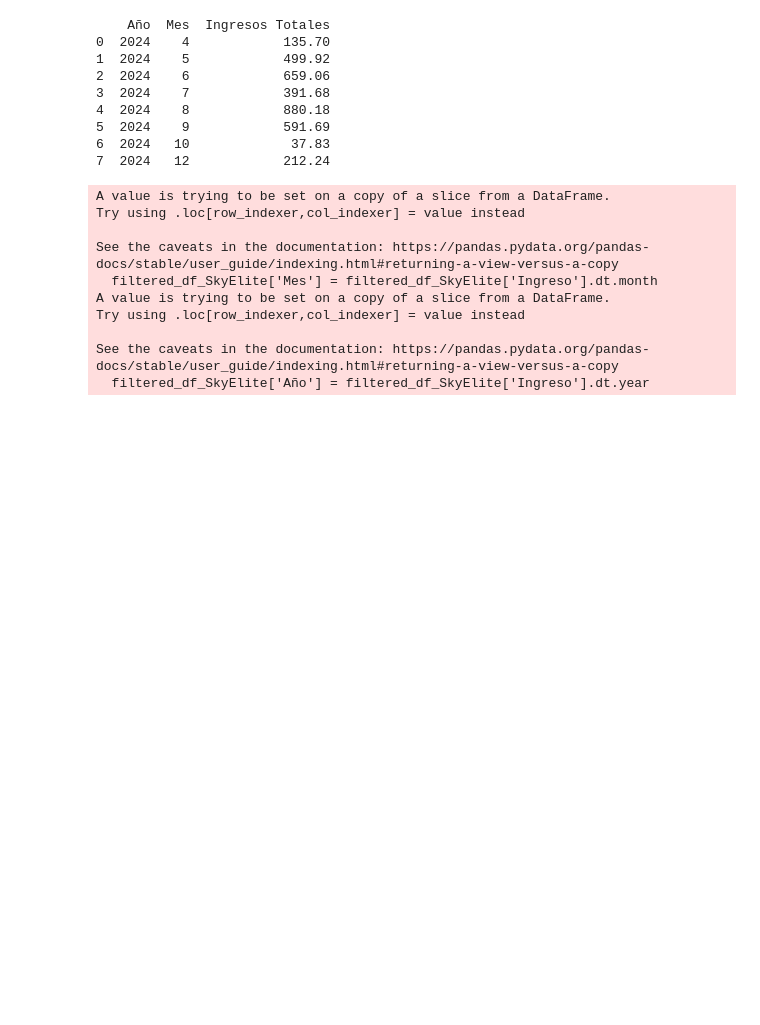
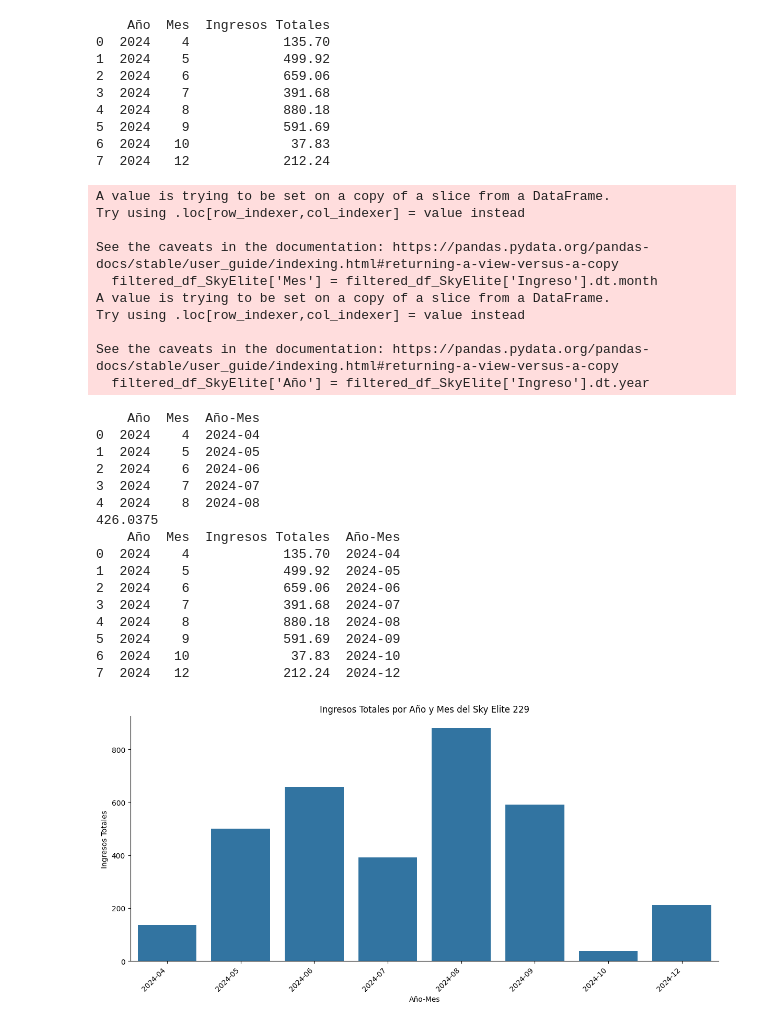
Before and after one commit to JoseOrellana14/AirBNB-Analysis, a Jupyter notebook: ETL.ipynb, the cells around one changed output. Saved outputs shown, nothing was run; the diff lists cells and outputs as text; code cells hidden in the pictures; blank space fills up the shorter version.

Commit message:
Graphing Total earnings per month for the Sky Elite 229 property

```diff
--- a/ETL.ipynb
+++ b/ETL.ipynb
@@ -157,3 +157,54 @@ Try using .loc[row_indexer,col_indexer] = value instead
 
 See the caveats in the documentation: https://pandas.pydata.org/pandas-docs/stable/user_guide/indexing.html#returning-a-view-versus-a-copy
   filtered_df_SkyElite['Año'] = filtered_df_SkyElite['Ingreso'].dt.year
+# %%
+# Graficando los Ingresos Totales por Año del Sky Elite 229
+# pip install seaborn
+import seaborn as sns
+import matplotlib.pyplot as plt
+
+# Crear una nueva columna 'Año-Mes' combinando las columnas 'Año' y 'Mes'
+grouped_df_SkyElite['Año-Mes'] = grouped_df_SkyElite['Año'].astype(str) + '-' + grouped_df_SkyElite['Mes'].astype(str).str.zfill(2)
+
+# Verificar los datos
+print(grouped_df_SkyElite[['Año', 'Mes', 'Año-Mes']].head())
+print(grouped_df_SkyElite['Ingresos Totales'].mean())
+print(grouped_df_SkyElite)
+
+# Crear el barplot usando 'Año-Mes' como eje X y 'Ingresos Totales' como Y
+sns.catplot(
+    data=grouped_df_SkyElite,
+    x='Año-Mes',
+    y='Ingresos Totales',
+    kind='bar',
+    height=6,
+    aspect=2
+)
+
+# Ajustar etiquetas del eje X para que sean legibles
+plt.xticks(rotation=45, ha='right')
+plt.title("Ingresos Totales por Año y Mes del Sky Elite 229")
+plt.xlabel("Año-Mes")
+plt.ylabel("Ingresos Totales")
+plt.tight_layout()
+
+# Mostrar el gráfico
+plt.show()
+# %% [output]
+    Año  Mes  Año-Mes
+0  2024    4  2024-04
+1  2024    5  2024-05
+2  2024    6  2024-06
+3  2024    7  2024-07
+4  2024    8  2024-08
+426.0375
+    Año  Mes  Ingresos Totales  Año-Mes
+0  2024    4            135.70  2024-04
+1  2024    5            499.92  2024-05
+2  2024    6            659.06  2024-06
+3  2024    7            391.68  2024-07
+4  2024    8            880.18  2024-08
+5  2024    9            591.69  2024-09
+6  2024   10             37.83  2024-10
+7  2024   12            212.24  2024-12
+[figure, added]
```
